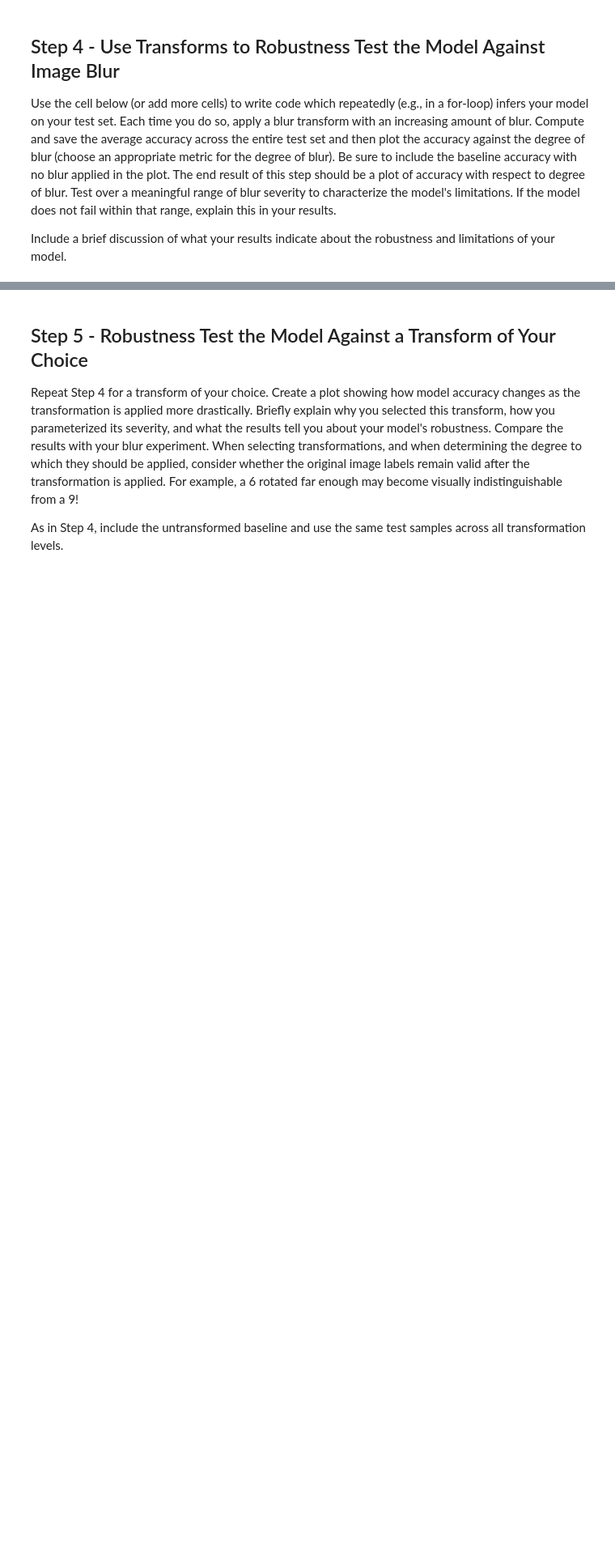
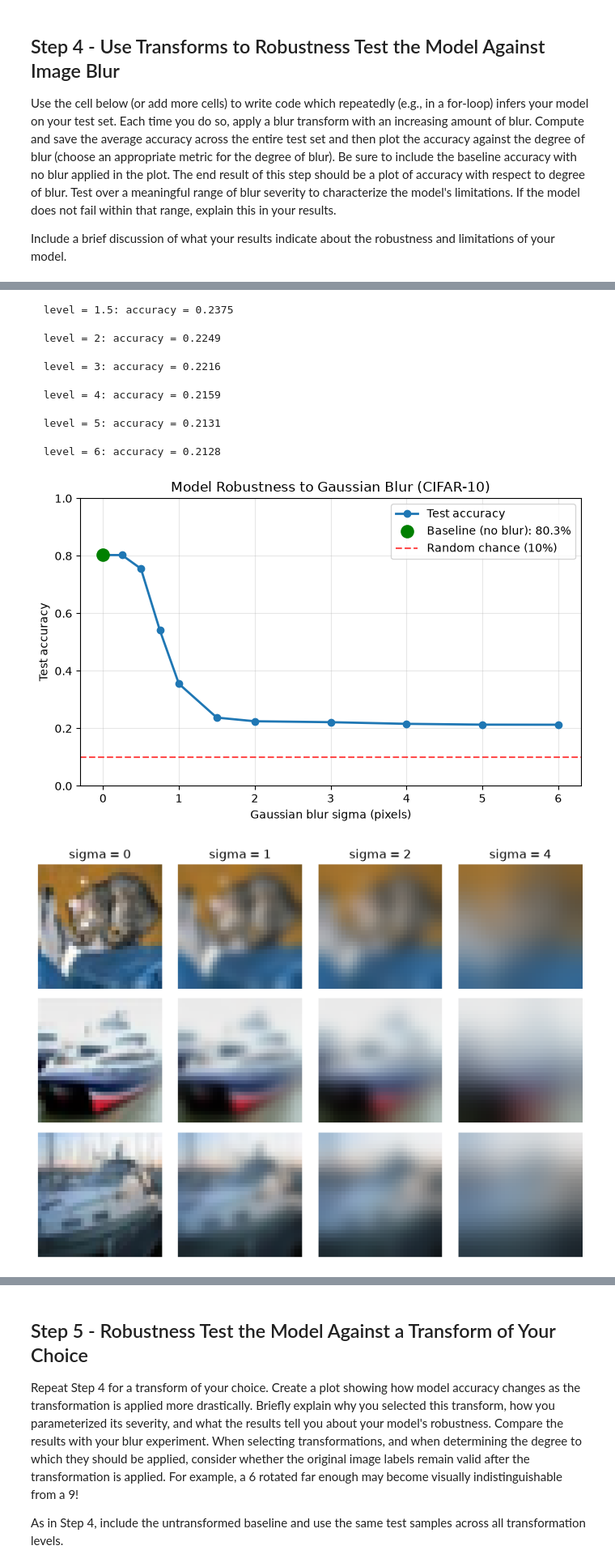
Before and after one commit to cjp317-oss/Parisi-Assignment2, a Jupyter notebook: assignment/task-01.ipynb, the cells around one changed output, grey strips where cells are left out. Shown at 81% size. Cells and saved outputs as stored; diff of their text form; code cells hidden in the pictures; blank space fills up the shorter version.

```diff
--- a/assignment/task-01.ipynb
+++ b/assignment/task-01.ipynb
@@ -90,0 +264,56 @@ Include a brief discussion of what your results indicate about the robustness an
+# %%
+def robustness_sweep(model, make_transform, levels):
+    original_transform = test_set.transform
+    accuracies = []
+    for level in tqdm(levels, desc="Severity levels"):
+        test_set.transform = make_transform(level)
+        acc = evaluate(model, test_loader, show_progress=False)
+        accuracies.append(acc)
+        tqdm.write(f"  level = {level}: accuracy = {acc:.4f}")
+    test_set.transform = original_transform
+    return accuracies
+
+KERNEL_SIZE = 31
+blur_sigmas = [0, 0.25, 0.5, 0.75, 1, 1.5, 2, 3, 4, 5, 6]
+
+def make_blur_transform(sigma):
+    if sigma == 0:
+        return transforms.ToTensor()
+    return transforms.Compose([
+        transforms.GaussianBlur(kernel_size=KERNEL_SIZE, sigma=sigma),
+        transforms.ToTensor(),
+    ])
+
+blur_accs = robustness_sweep(model, make_blur_transform, blur_sigmas)
+
+
+plt.figure(figsize=(7, 4.5))
+plt.plot(blur_sigmas, blur_accs, marker="o", linewidth=2, label="Test accuracy")
+plt.scatter([0], [blur_accs[0]], s=120, color="green", zorder=3, label=f"Baseline (no blur): {blur_accs[0]:.1%}")
+plt.axhline(0.10, color="red", linestyle="--", alpha=0.7, label="Random chance (10%)")
+plt.xlabel("Gaussian blur sigma (pixels)")
+plt.ylabel("Test accuracy")
+plt.title("Model Robustness to Gaussian Blur (CIFAR-10)")
+plt.ylim(0, 1)
+plt.grid(alpha=0.3)
+plt.legend()
+plt.tight_layout()
+plt.show()
+
+show_sigmas = [0, 1, 2, 4]
+sample_idx = [0, 1, 2]
+
+fig, axes = plt.subplots(len(sample_idx), len(show_sigmas), figsize=(8, 6))
+original_transform = test_set.transform
+for col, s in enumerate(show_sigmas):
+    test_set.transform = make_blur_transform(s)
+    for row, i in enumerate(sample_idx):
+        img, label = test_set[i]
+        axes[row, col].imshow(img.permute(1, 2, 0))
+        axes[row, col].axis("off")
+        if row == 0:
+            axes[row, col].set_title(f"sigma = {s}")
+test_set.transform = original_transform
+plt.tight_layout()
+plt.show()
+# %% [output]
@@ -90,0 +325,8 @@ Include a brief discussion of what your results indicate about the robustness an
+  level = 1.5: accuracy = 0.2375
+  level = 2: accuracy = 0.2249
+  level = 3: accuracy = 0.2216
+  level = 4: accuracy = 0.2159
+  level = 5: accuracy = 0.2131
+  level = 6: accuracy = 0.2128
+[figure, added]
+[figure, added]
```
Also changed, not shown: parts of 14 cells of this notebook.
